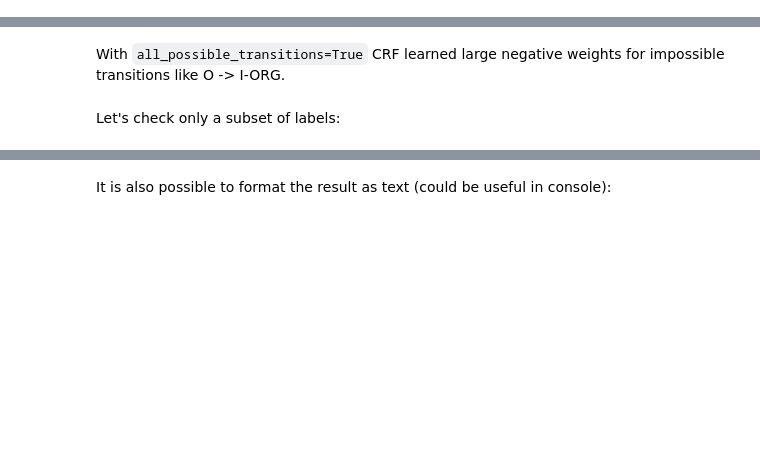
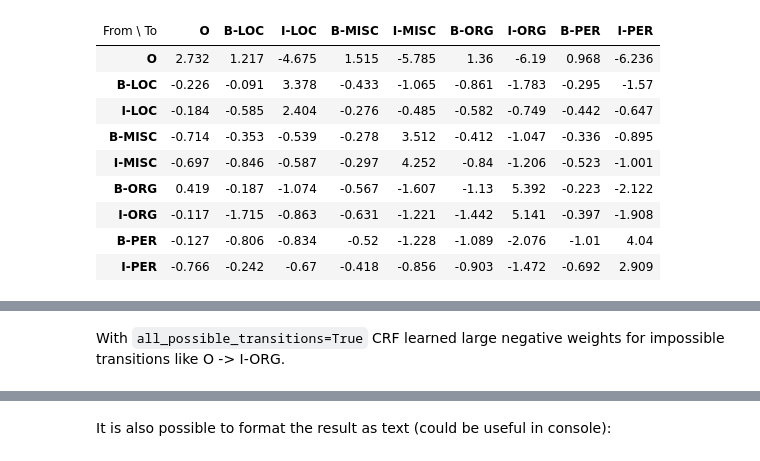
Before and after one commit to TeamHG-Memex/eli5, a Jupyter notebook: notebooks/sklearn-crfsuite.ipynb, the cells around one changed output, grey strips where cells are left out. Drawn from its saved outputs; the diff is of its cells as text; code cells hidden in the pictures; blank space fills up the shorter version.

```diff
--- a/notebooks/sklearn-crfsuite.ipynb
+++ b/notebooks/sklearn-crfsuite.ipynb
@@ -165,0 +163,13 @@ explain_weights(crf, top=20)
+# %%
+eli5.explain_weights(crf, top=5)
+# %% [output]
+| From \ To | O | B-LOC | I-LOC | B-MISC | I-MISC | B-ORG | I-ORG | B-PER | I-PER |
+| O | 2.732 | 1.217 | -4.675 | 1.515 | -5.785 | 1.36 | -6.19 | 0.968 | -6.236 |
+| B-LOC | -0.226 | -0.091 | 3.378 | -0.433 | -1.065 | -0.861 | -1.783 | -0.295 | -1.57 |
+| I-LOC | -0.184 | -0.585 | 2.404 | -0.276 | -0.485 | -0.582 | -0.749 | -0.442 | -0.647 |
+| B-MISC | -0.714 | -0.353 | -0.539 | -0.278 | 3.512 | -0.412 | -1.047 | -0.336 | -0.895 |
+| I-MISC | -0.697 | -0.846 | -0.587 | -0.297 | 4.252 | -0.84 | -1.206 | -0.523 | -1.001 |
+| B-ORG | 0.419 | -0.187 | -1.074 | -0.567 | -1.607 | -1.13 | 5.392 | -0.223 | -2.122 |
+| I-ORG | -0.117 | -1.715 | -0.863 | -0.631 | -1.221 | -1.442 | 5.141 | -0.397 | -1.908 |
+| B-PER | -0.127 | -0.806 | -0.834 | -0.52 | -1.228 | -1.089 | -2.076 | -1.01 | 4.04 |
+| I-PER | -0.766 | -0.242 | -0.67 | -0.418 | -0.856 | -0.903 | -1.472 | -0.692 | 2.909 |
@@ -166,4 +177,2 @@ explain_weights(crf, top=20)
 # %% [markdown]
 With `all_possible_transitions=True` CRF learned large negative weights for impossible transitions like O -> I-ORG.
-# %% [markdown]
-Let's check only a subset of labels:
```
Also changed, not shown: parts of 32 cells of this notebook, 13 other files.
